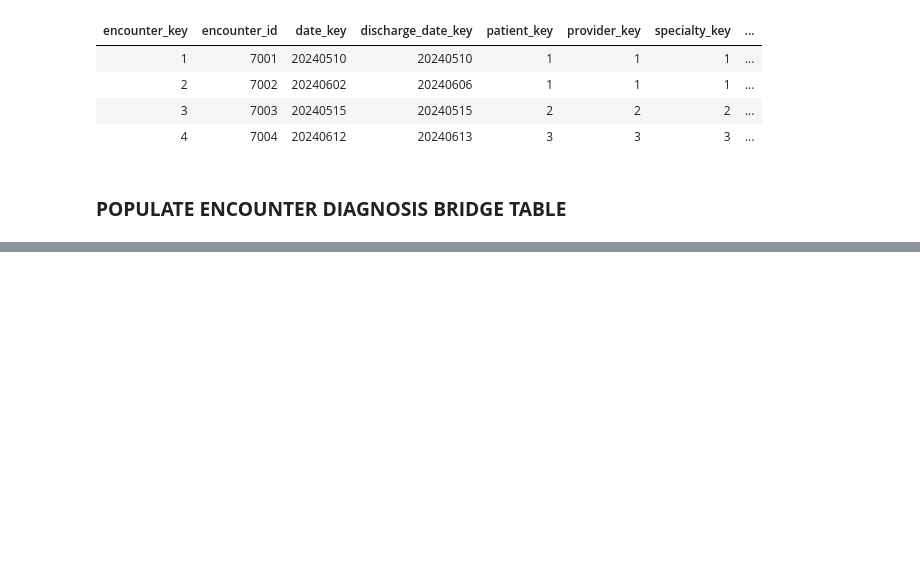
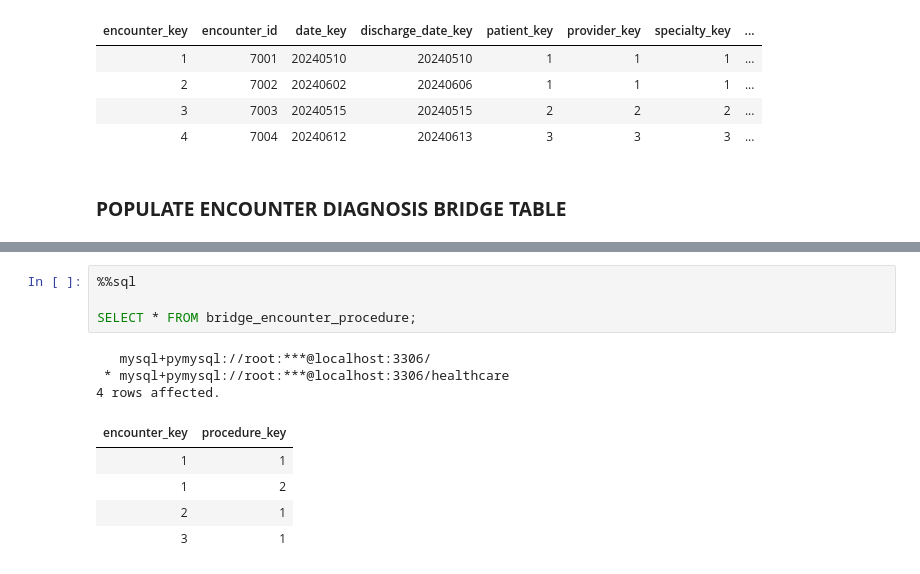
Before and after one commit to PercyAyimbilaNsolemna/Health_Analytics, a Jupyter notebook: Notebooks/healthcareAnalytics.ipynb, the cells around one changed output, grey strips where cells are left out. Drawn from its saved outputs; the diff is of its cells as text; blank space fills up the shorter version.

```diff
--- a/Notebooks/healthcareAnalytics.ipynb
+++ b/Notebooks/healthcareAnalytics.ipynb
@@ -853,0 +930,13 @@ SELECT * FROM fact_encounter;
+# %%
+%%sql
+
+SELECT * FROM bridge_encounter_procedure;
+# %% [output]
+   mysql+pymysql://root:***@localhost:3306/
+ * mysql+pymysql://root:***@localhost:3306/healthcare
+4 rows affected.
+| encounter_key | procedure_key |
+| 1 | 1 |
+| 1 | 2 |
+| 2 | 1 |
+| 3 | 1 |
```
Also changed, not shown: parts of 11 cells of this notebook, 1 other file.
